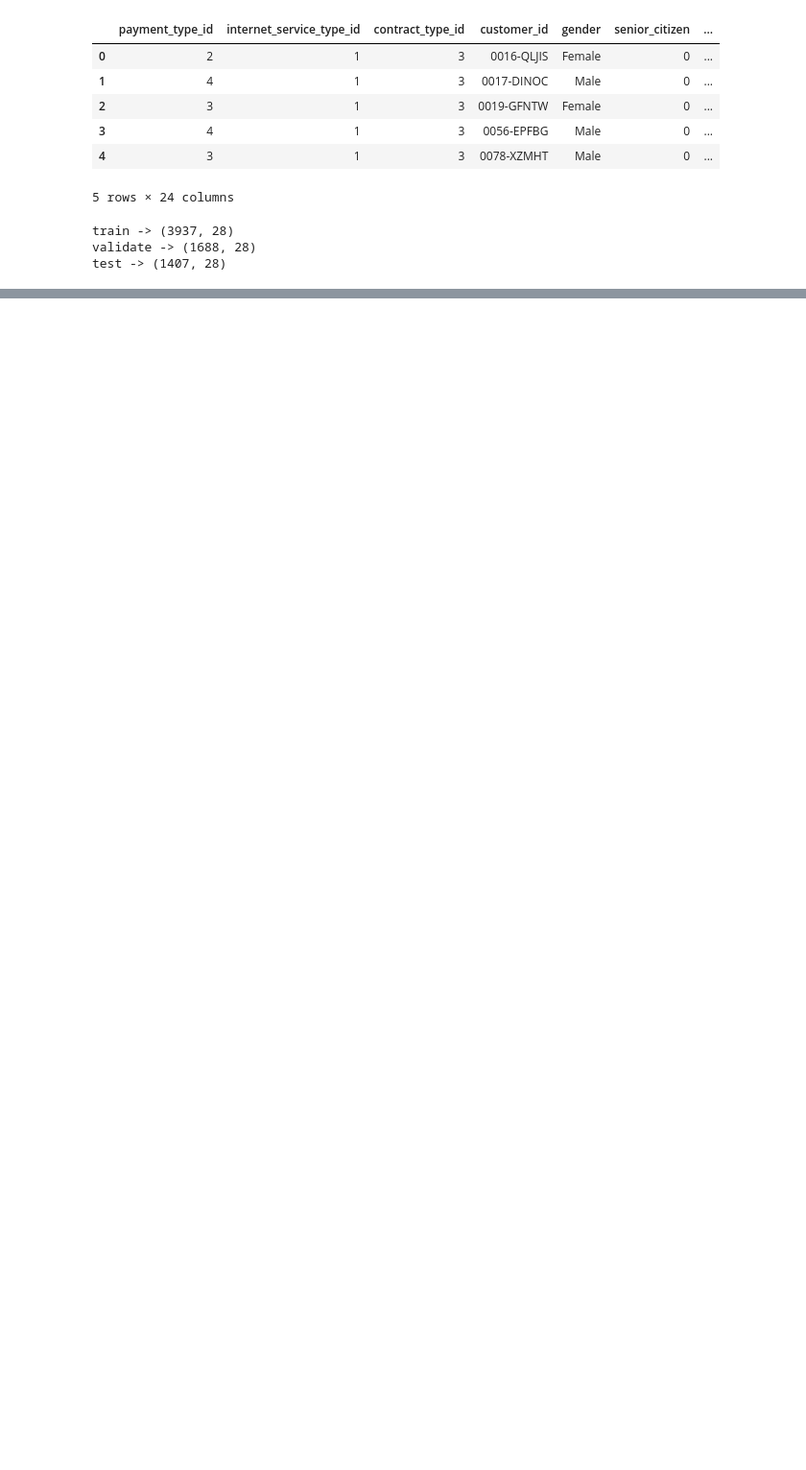
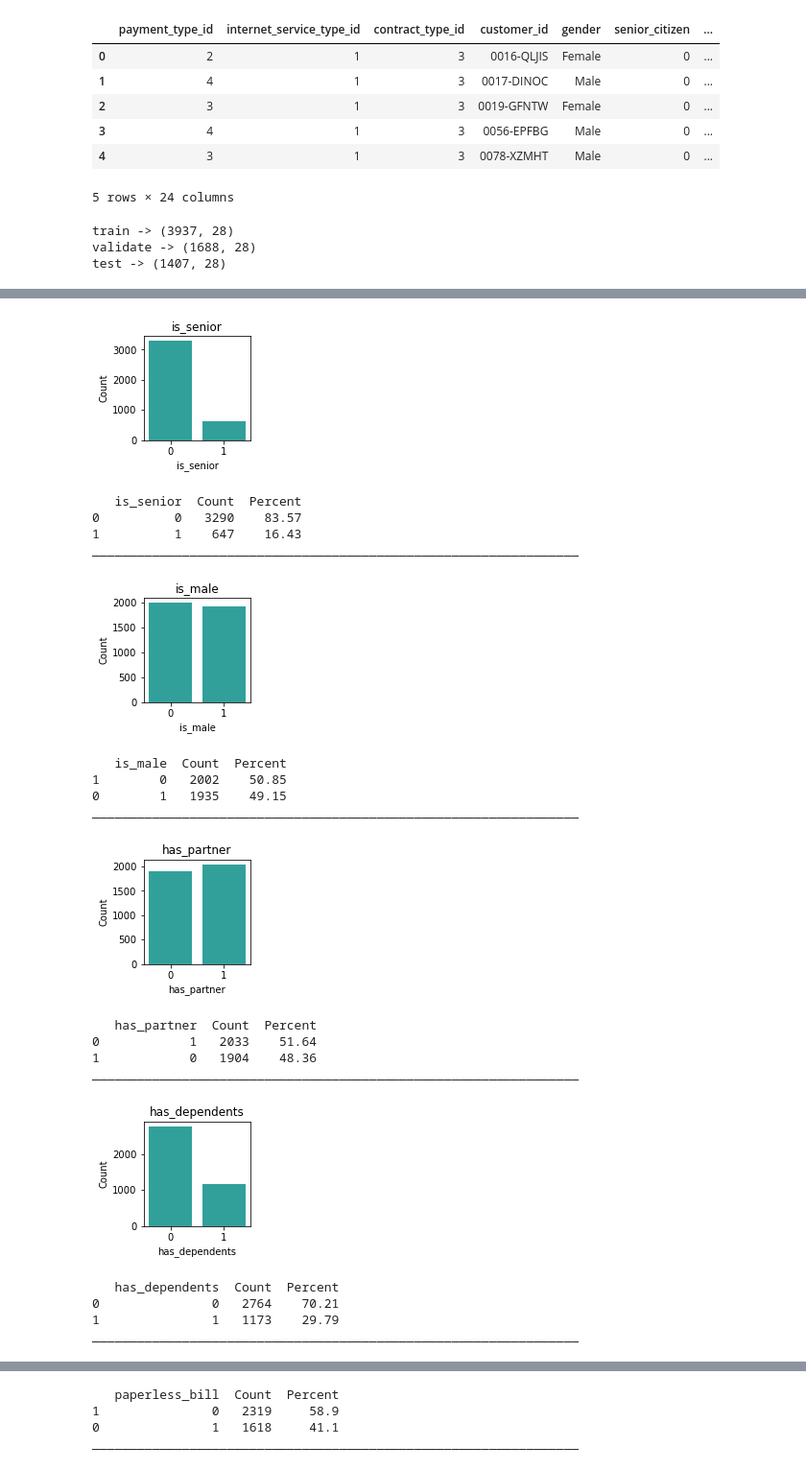
Before and after one commit to Brooke-Holyoak/telco_classification_project, a Jupyter notebook: Telco_scratch2.ipynb, the cells around one changed output, grey strips where cells are left out. Shown: that part at 96% size. Saved outputs shown, nothing was run; the diff lists cells and outputs as text; code cells hidden in the pictures; blank space fills up the shorter version.

Commit message:
more telco churn work

```diff
--- a/Telco_scratch2.ipynb
+++ b/Telco_scratch2.ipynb
@@ -48,0 +122,33 @@ test -> (1407, 28)
+# %%
+cat_vars = ['is_senior',  'is_male',
+       'has_partner', 'has_dependents', 'paperless_bill', 'churn_Yes',
+       'no_phone_service', 'has_multiple_lines', 'has_online_security',
+       'has_online_backup', 'has_device_protection', 'has_tech_support',
+       'streams_tv', 'no_internet_service', 'streams_movies', 'mtm_contract',
+       'one_year_contract', 'two_year_contract', 'DSL', 'fiber_optic',
+       'no_internet', 'auto_bank_transfer', 'auto_credit_card', 'auto_e_check',
+       'mailed_check_payment']
+quant_vars = ['tenure', 'monthly_charges', 'total_charges',]
+
+explore.explore_univariate(train, cat_vars, quant_vars)
+# %% [output]
+[figure, added]
+   is_senior  Count  Percent
+0          0   3290    83.57
+1          1    647    16.43
+_________________________________________________________________
+[figure, added]
+   is_male  Count  Percent
+1        0   2002    50.85
+0        1   1935    49.15
+_________________________________________________________________
+[figure, added]
+   has_partner  Count  Percent
+0            1   2033    51.64
+1            0   1904    48.36
+_________________________________________________________________
+[figure, added]
+   has_dependents  Count  Percent
+0               0   2764    70.21
+1               1   1173    29.79
+_________________________________________________________________
@@ -48,0 +156,4 @@ test -> (1407, 28)
+   paperless_bill  Count  Percent
+1               0   2319     58.9
+0               1   1618     41.1
+_________________________________________________________________
```
Also changed, not shown: parts of 46 cells of this notebook, 3 other files.
